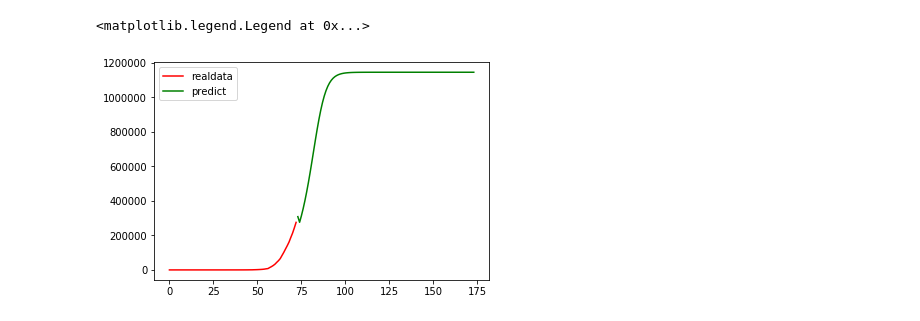
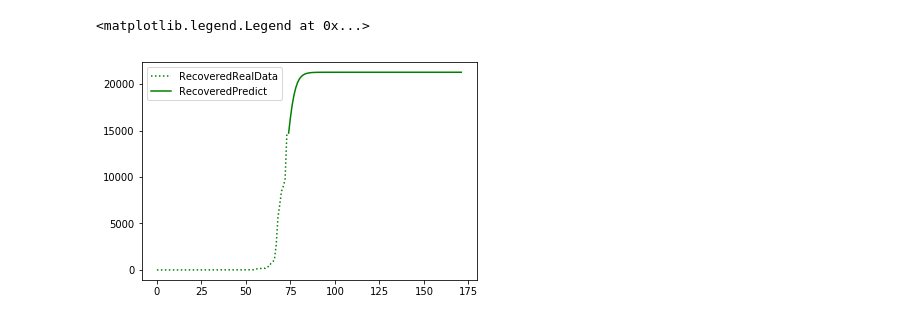
Before and after one commit to yangshunxin1215/covid-19_prediction, a Jupyter notebook: LSTM.ipynb, the cells around one changed output. Cells and saved outputs as stored; diff of their text form; code cells hidden in the pictures.

```diff
--- a/LSTM.ipynb
+++ b/LSTM.ipynb
@@ -69,0 +164,15 @@ Epoch 10/10
+# %%
+#Third, we predict recovered cases in USA.
+df_Recovered=DataProcess(path,country).ExtractRecoveredCases()
+scaler = MinMaxScaler(feature_range=(0, 1))
+data_Recovered = scaler.fit_transform(df_Recovered)
+look_back = 1
+def create_dataset(dataset, look_back=1):
+	dataX, dataY = [], []
+	for i in range(len(dataset)-look_back-1):
+		a = dataset[i:(i+look_back), 0]
+		dataX.append(a)
+		dataY.append(dataset[i + look_back, 0])
+	return np.array(dataX), np.array(dataY)
+trainX, trainY = create_dataset(data_Recovered, look_back)
+trainX = np.reshape(trainX, (trainX.shape[0], trainX.shape[1],1))
@@ -70,17 +203,16 @@ Epoch 10/10
 # %%
-predict = []
-time_predict = 100
-predict_data = trainX
-for i in range(time_predict):
-    predict_step=model.predict(predict_data)[-1]
-    predict.append(predict_step)
-    predict_data = np.append(predict_data[1:,:,:],[[predict_step]],axis=0)
-predict_not_scale=scaler.inverse_transform(predict)
-result=pd.DataFrame(predict_not_scale)
-final_df=pd.DataFrame(np.append(df,result))
-plt.plot(final_df.iloc[0:73,],color="red",label='realdata')
-plt.plot(final_df.iloc[73::,],color="green",label='predict')
-plt.legend()
+PredictRecovered = []
+TimePredict = 100
+for i in range(TimePredict):
+    predict_step=model.predict(trainX)[-1]
+    PredictRecovered.append(predict_step)
+    trainX = np.append(trainX[1:,:,:],[[predict_step]],axis=0)
+predict_not_scale=scaler.inverse_transform(PredictRecovered)
+final_df_Recovered=pd.DataFrame(np.append(df_Recovered,predict_not_scale[2::,]))
-# %% [output]
-<matplotlib.legend.Legend at 0x...>
-[figure, removed]
+# %%
+plt.plot(final_df_Recovered.iloc[:len(data_Recovered)+1,],color="green",linestyle=":",label='RecoveredRealData')
+plt.plot(final_df_Recovered.iloc[len(data_Recovered)::,],color="green",label='RecoveredPredict')
+plt.legend()
+# %% [output]
+<matplotlib.legend.Legend at 0x...>
+[figure, added]
```
Also changed, not shown: parts of 18 cells of this notebook, 1 other file.
